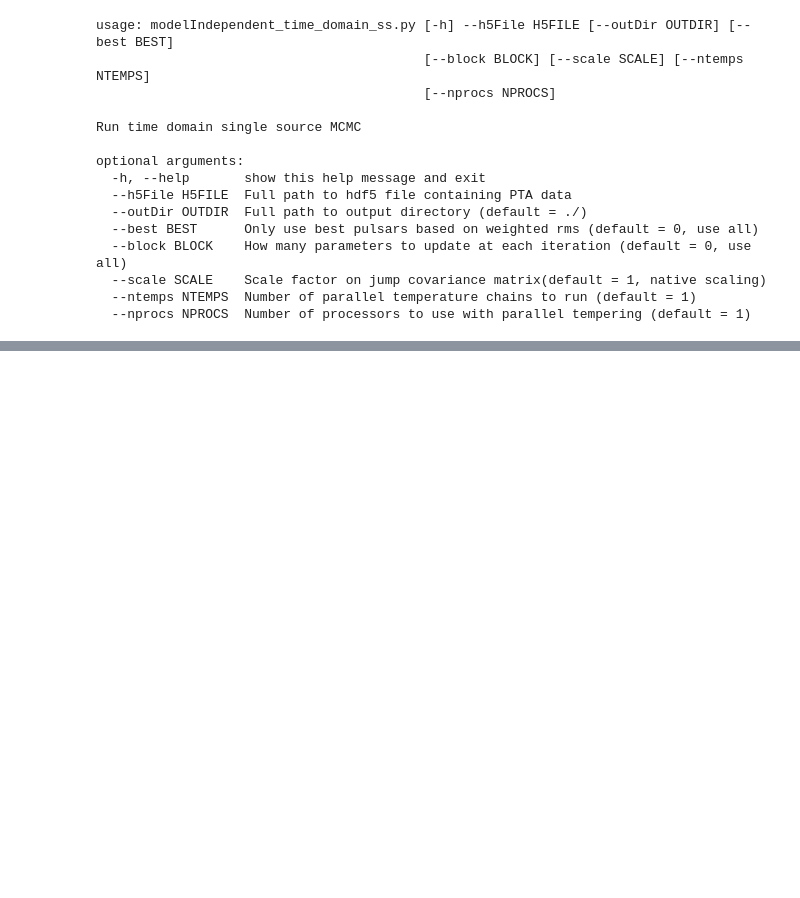
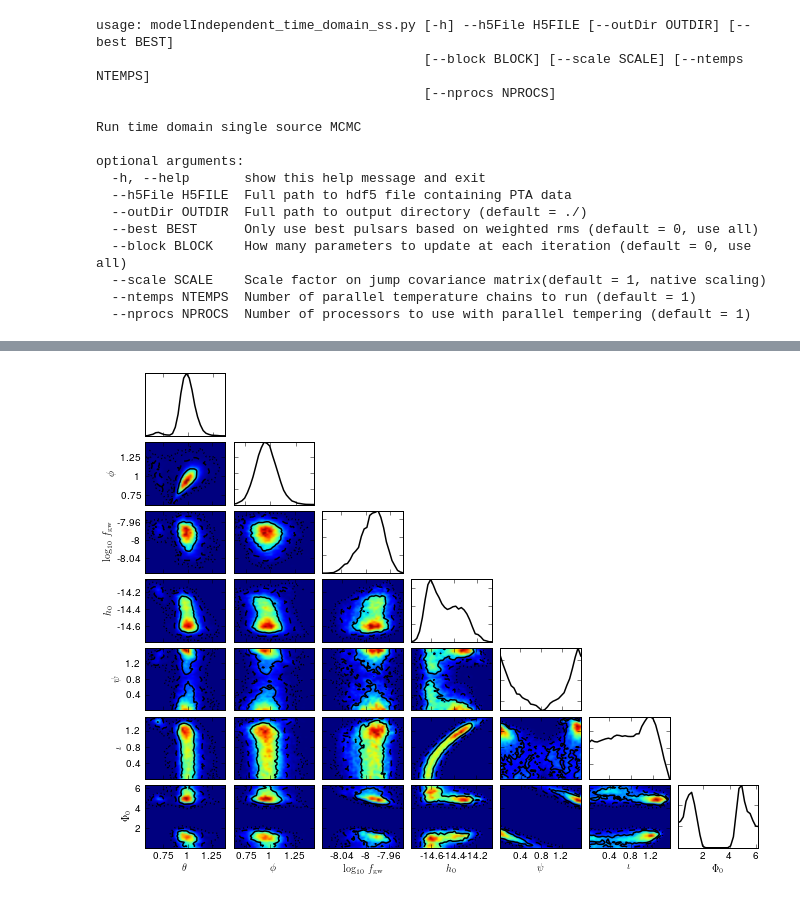
Before and after one commit to jellis18/PAL, a Jupyter notebook: demo.ipynb, the cells around one changed output, grey strips where cells are left out. Cells and saved outputs as stored; diff of their text form; code cells hidden in the pictures; blank space fills up the shorter version.

```diff
--- a/demo.ipynb
+++ b/demo.ipynb
@@ -661,0 +662,8 @@ Approximate time remaining: 4.98717920695 hr
+# %%
+# lets plot the posterior
+chain = np.load('demo_single_mcmc/chain.npy')
+label = [r'$\theta$', r'$\phi$', r'$\log_{10}\, f_{\rm gw}$', r'$h_0$', r'$\psi$', r'$\iota$', r'$\Phi_0$']
+
+bu.triplot(chain[0,10000:,0:7], labels=label, smooth=False)
+# %% [output]
+[figure, added]
```
Also changed, not shown: parts of 1 cell of this notebook, 1 other file.
